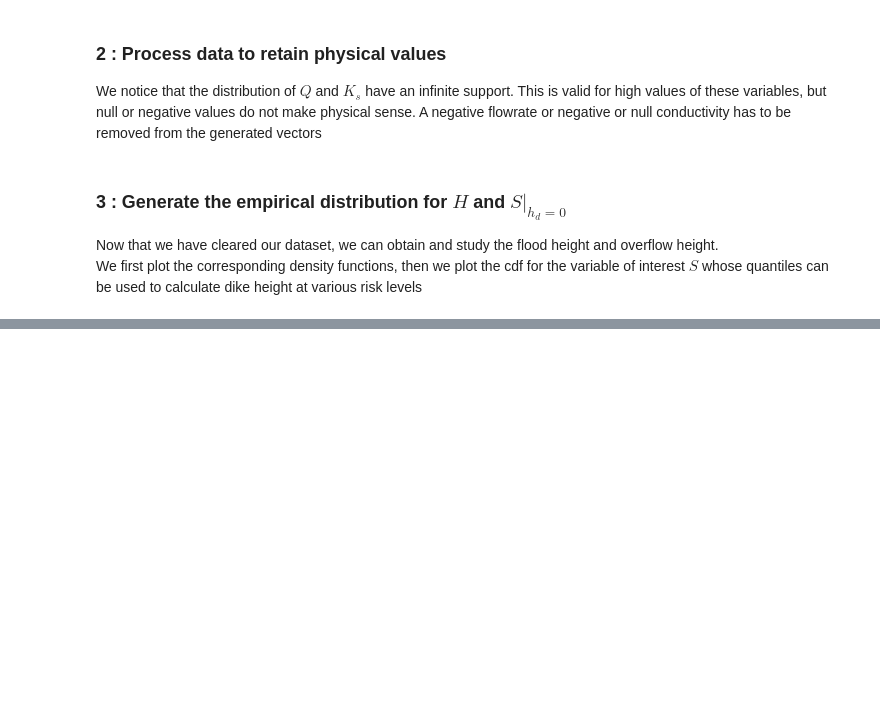
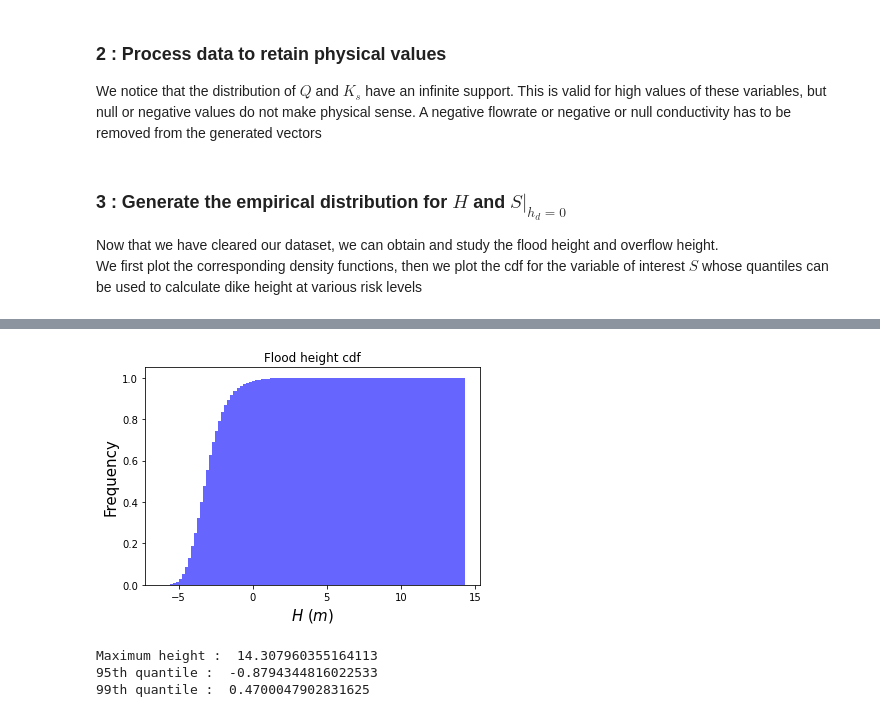
Before and after one commit to Stbn-antier/ST4-EI-EDF, a Jupyter notebook: notebook.ipynb, the cells around one changed output, grey strips where cells are left out. Drawn from its saved outputs; the diff is of its cells as text; code cells hidden in the pictures; blank space fills up the shorter version.

```diff
--- a/notebook.ipynb
+++ b/notebook.ipynb
@@ -131,0 +177,22 @@ Maximum height :  15.443416174359385
+# %%
+def get_Ks(Ks_centered, exp_K, std_K):
+    """
+    Ks_centered (array) : Generated centered and unit variance observations
+    exp_K (float) : Expectation of Ks
+    std_K (float) : Standard deviation of Ks
+
+    Returns the Ks vector after decentering and modifying variance
+    """
+    return Ks_centered*std_K + exp_K
+
+def get_Z(Z_norm, exp_Z, hr_Z):
+    """
+    Z_norm (array) : Generated centered and unit variance observations
+    exp_Z (float) : Expectation of Z
+    hr_Z (float) : Half range of Z
+
+    Returns the Z_m/v vector after applying the normal law cdf and inverse cdf of triangular law with according scale and location
+    """
+    uniform_distrib = stat.norm.cdf(Z_norm)
+    Z_triang = stat.triang.ppf(uniform_distrib, c=1/2, loc=exp_Z-hr_Z, scale=2*hr_Z)
+    return Z_triang
@@ -131,0 +284,16 @@ Maximum height :  15.443416174359385
+# %%
+plt.figure()
+plt.hist(S, bins = binsize, facecolor='b', density=True, cumulative=True, alpha=0.6)
+plt.title('Flood height cdf')
+plt.xlabel(r'$H$ ($m$)',fontsize=15)
+plt.ylabel('Frequency',fontsize=15)
+plt.show()
+
+print("Maximum height : ",max_H)
+print("95th quantile : ",q95)
+print("99th quantile : ",q99)
+# %% [output]
+[figure, added]
+Maximum height :  14.307960355164113
+95th quantile :  -0.8794344816022533
+99th quantile :  0.4700047902831625
```
Also changed, not shown: parts of 15 cells of this notebook.
